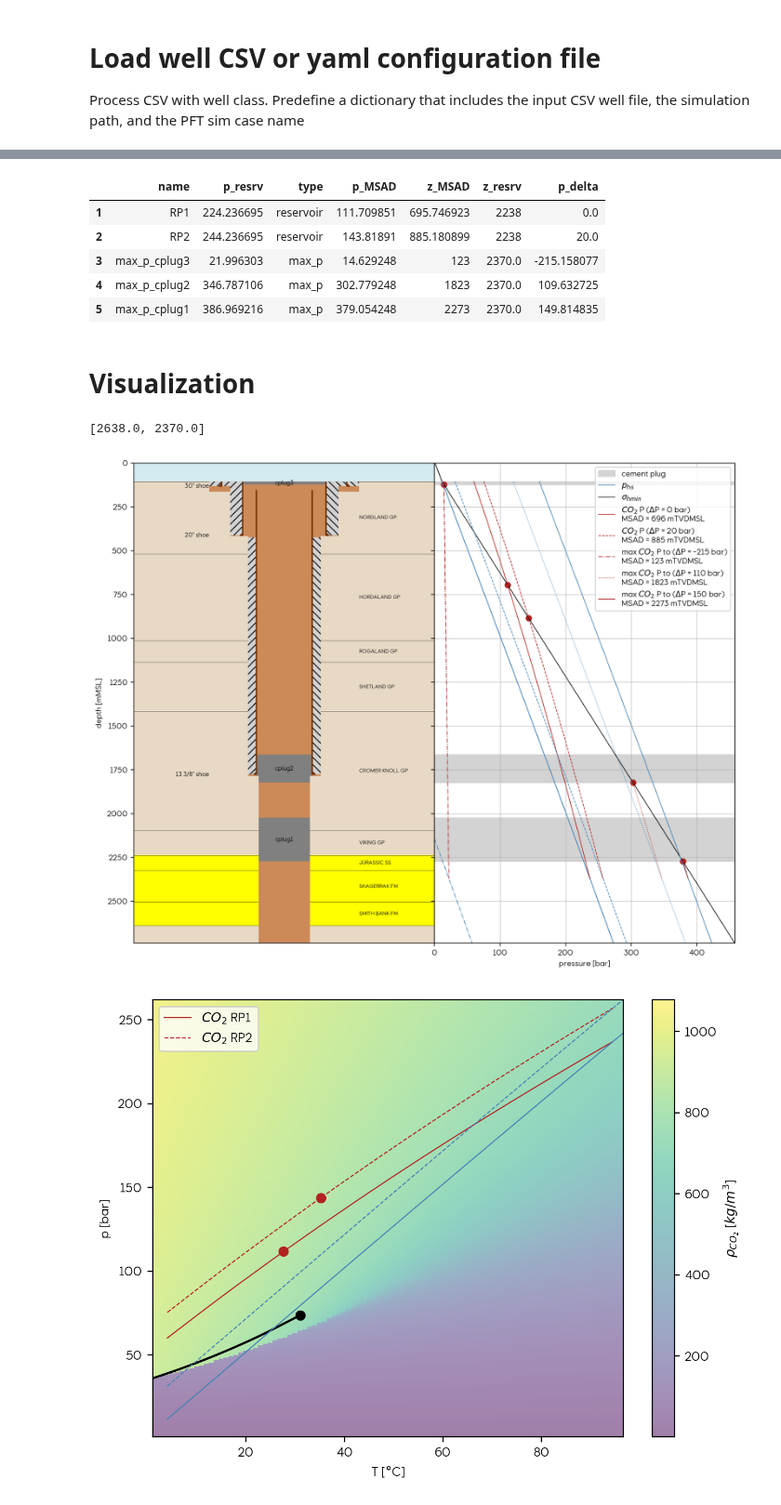
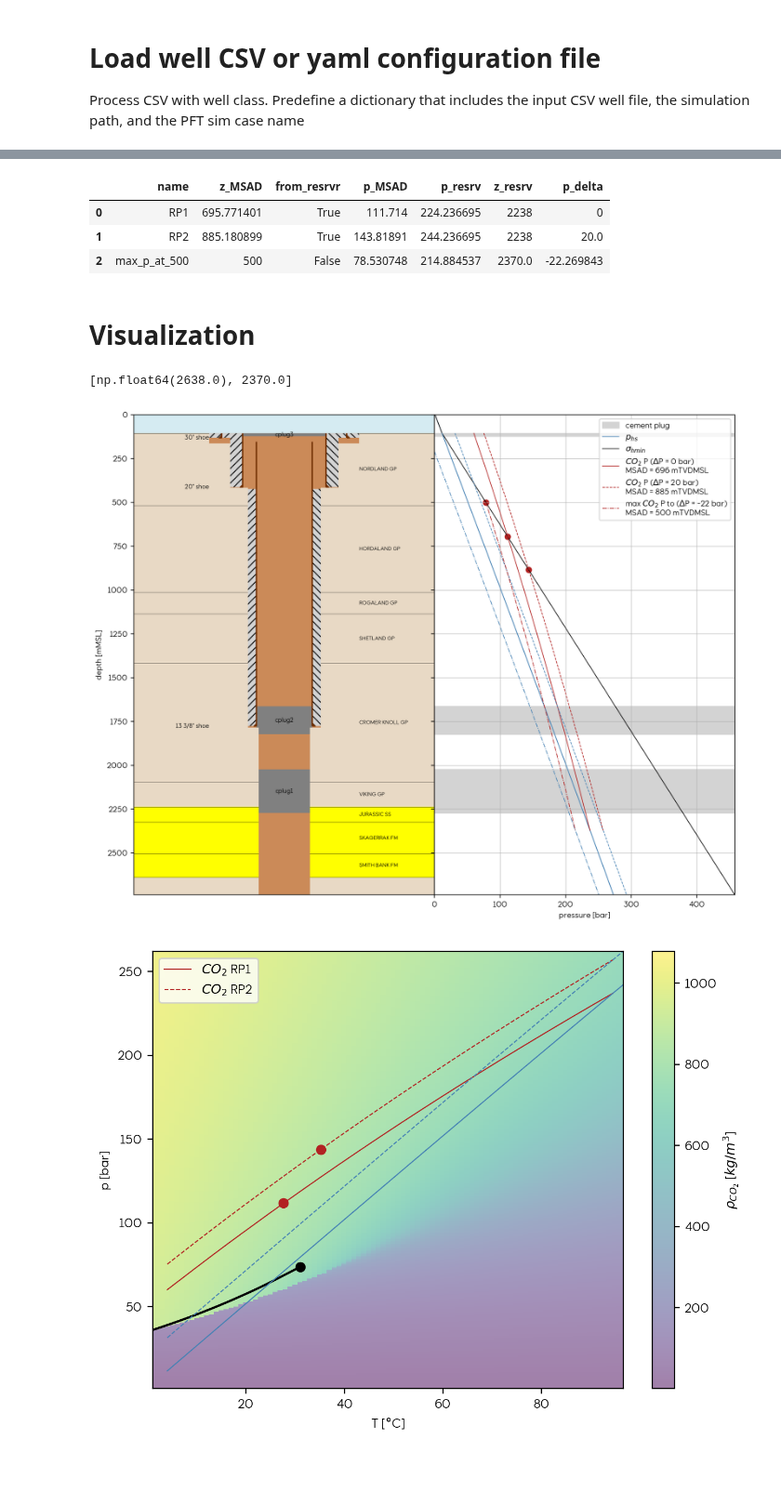
Before and after one commit to equinor/WINC_OnePager, a Jupyter notebook: notebooks/Pressure-WellClass.ipynb, the cells around one changed output, grey strips where cells are left out. Shown at 93% size. Cells and saved outputs as stored; diff of their text form; code cells hidden in the pictures; blank space fills up the shorter version.

```diff
--- a/notebooks/Pressure-WellClass.ipynb
+++ b/notebooks/Pressure-WellClass.ipynb
@@ -137,7 +134,8 @@ my_pressure = Pressure(
     reservoir_P = well_csv['reservoir_pressure'],
     co2_datum   = well_csv['co2_datum'],
     pvt_path    = pvt_path,
-    max_pressure_pos = my_well.barriers
+    max_pressure_pos = 500,
+    # max_pressure_pos = my_well.barriers,
 )
 # %% [output]
 Computing pressures for pure CO2 (100% CO2)
@@ -171,30 +147,28 @@ my_pressure.pressure_CO2
 # %%
 pd.DataFrame(my_pressure.pressure_scenarios).T
 # %% [output]
-|  | name | p_resrv | type | p_MSAD | z_MSAD | z_resrv | p_delta |
-| 1 | RP1 | 224.236695 | reservoir | 111.709851 | 695.746923 | 2238 | 0.0 |
-| 2 | RP2 | 244.236695 | reservoir | 143.81891 | 885.180899 | 2238 | 20.0 |
-| 3 | max_p_cplug3 | 21.996303 | max_p | 14.629248 | 123 | 2370.0 | -215.158077 |
-| 4 | max_p_cplug2 | 346.787106 | max_p | 302.779248 | 1823 | 2370.0 | 109.632725 |
-| 5 | max_p_cplug1 | 386.969216 | max_p | 379.054248 | 2273 | 2370.0 | 149.814835 |
+|  | name | z_MSAD | from_resrvr | p_MSAD | p_resrv | z_resrv | p_delta |
+| 0 | RP1 | 695.771401 | True | 111.714 | 224.236695 | 2238 | 0 |
+| 1 | RP2 | 885.180899 | True | 143.81891 | 244.236695 | 2238 | 20.0 |
+| 2 | max_p_at_500 | 500 | False | 78.530748 | 214.884537 | 2370.0 | -22.269843 |
 # %% [markdown]
 # Visualization
 # %%
 #Plot sketch, pressures
 fig, (ax1, ax2) = plt.subplots(1,2, sharey=True, figsize=(10, 8))
 plot_sketch(my_well, draw_open_hole=False, ax=ax1)
 plot_pressure(my_pressure, my_well.geology, my_well.barriers, ax=ax2,
-              plot_HSP=True, #plot brine hydrostatic gradient
+            #   plot_HSP=True, #plot brine hydrostatic gradient
               plot_RP=True, #plot reservoir pressure scenarios
               plot_MSAD= True, #plot minimum safety abandonment depth
               plot_maxP=True #plot max expected pressures
               )
 
 fig.tight_layout()
 fig.subplots_adjust(wspace=0)
 # %% [output]
-[2638.0, 2370.0]
+[np.float64(2638.0), 2370.0]
-[figure, old version]
+[figure, new version]
 # %%
 plot_pt(my_pressure, plot_RP=True, plot_maxP=False, plot_MSAD=True)
 # %% [output]
```
Also changed, not shown: parts of 4 cells of this notebook, 1 other file.
